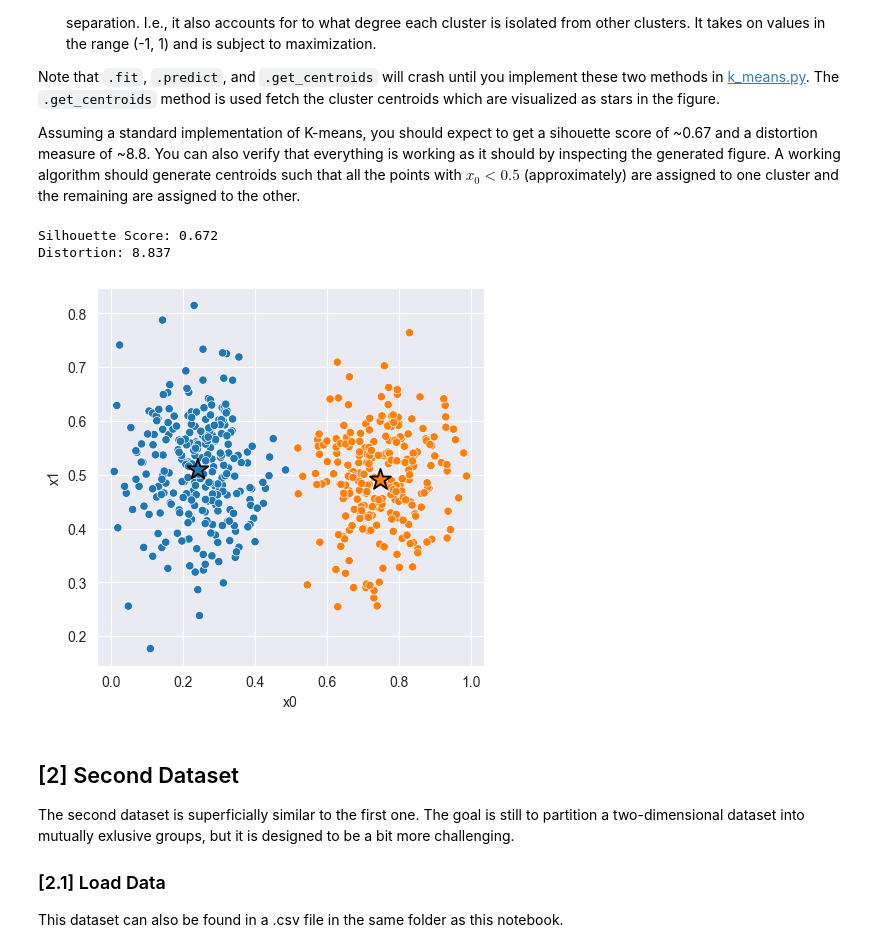
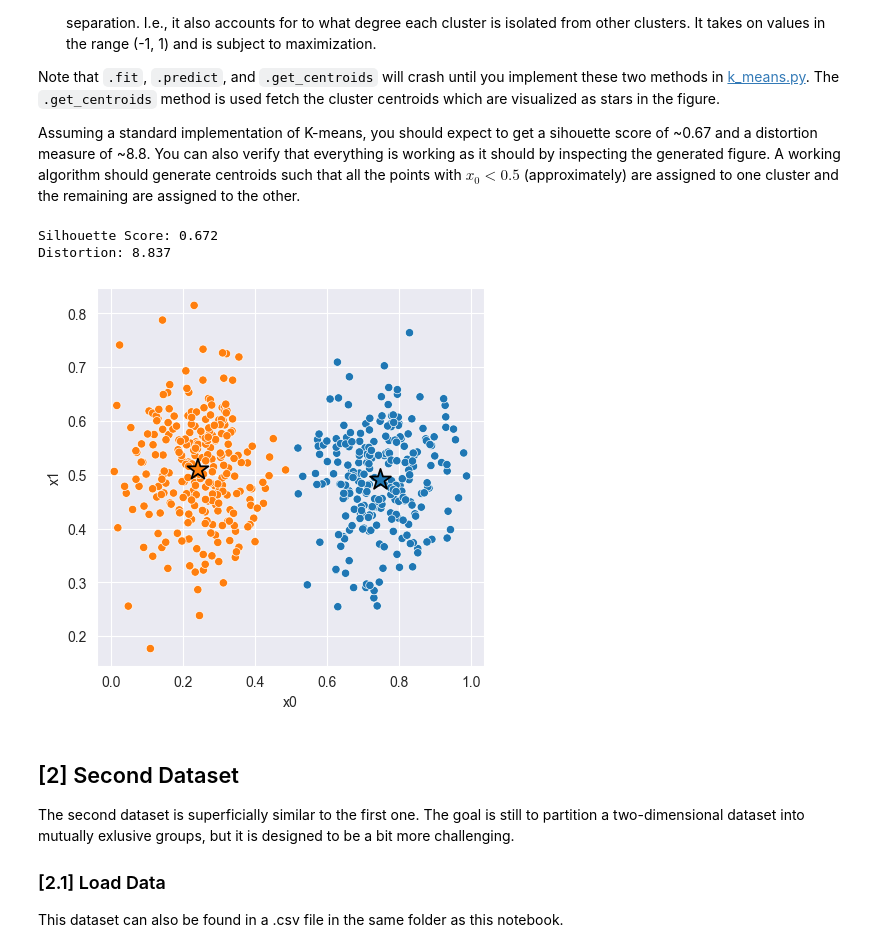
Before and after one commit to StefanTomic-NTNU/machinelearning, a Jupyter notebook: k_means/experiment.ipynb, the cells around one changed output. Drawn from its saved outputs; the diff is of its cells as text; code cells hidden in the pictures.

```diff
--- a/k_means/experiment.ipynb
+++ b/k_means/experiment.ipynb
@@ -73,26 +73,26 @@ Assuming a standard implementation of K-means, you should expect to get a sihoue
 # %%
 # Fit Model
 X = data_1[['x0', 'x1']]
-model_1 = km.KMeans(k_means_plus_plus=True) # <-- Should work with default constructor
+model_1 = km.KMeans() # <-- Should work with default constructor
 # X = km.normalize(X)
 model_1.fit(X)
 
 # Compute Silhouette Score
 z = model_1.predict(X)
 print(f'Silhouette Score: {km.euclidean_silhouette(X, z) :.3f}')
 print(f'Distortion: {km.euclidean_distortion(X, z) :.3f}')
 
 # Plot cluster assignments
 C = model_1.get_centroids()
 K = len(C)
 _, ax = plt.subplots(figsize=(5, 5), dpi=100)
 sns.scatterplot(x='x0', y='x1', hue=z, hue_order=range(K), palette='tab10', data=X, ax=ax);
 sns.scatterplot(x=C[:,0], y=C[:,1], hue=range(K), palette='tab10', marker='*', s=250, edgecolor='black', ax=ax)
 ax.legend().remove();
 # %% [output]
 Silhouette Score: 0.672
 Distortion: 8.837
-[figure, old version]
+[figure, new version]
 # %% [markdown]
 ## [2] Second Dataset
 
```
Also changed, not shown: parts of 1 cell of this notebook, 1 other file.
